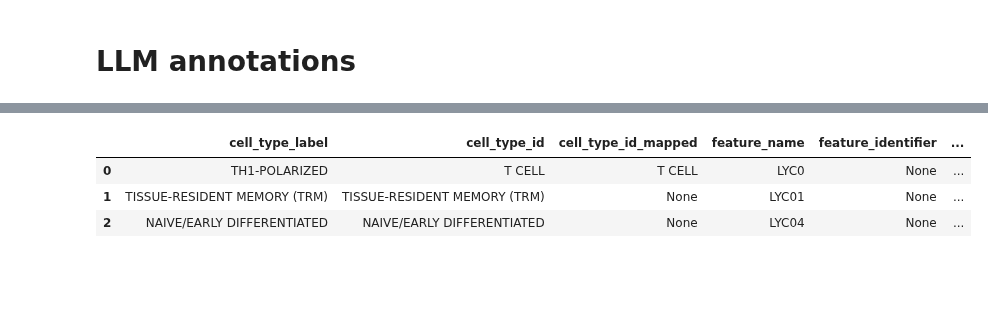
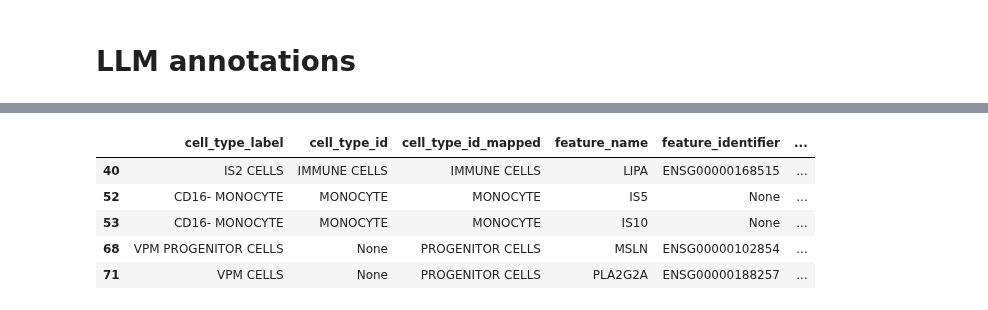
Before and after one commit to sbooeshaghi/llmarkers, a Jupyter notebook: analysis/verify/verify_derived.ipynb, the cells around one changed output, grey strips where cells are left out. Saved outputs shown, nothing was run; the diff lists cells and outputs as text; code cells hidden in the pictures; blank space fills up the shorter version.

```diff
--- a/analysis/verify/verify_derived.ipynb
+++ b/analysis/verify/verify_derived.ipynb
@@ -263,11 +270,13 @@ agg.reset_index()
 # %%
 # find specific datasets with missing cell type or feature name
-ds = 'adipose_Massier2023'
+ds = 'adipose_Vijay2019'
 llm.query(
     f"ds_name == '{ds}' & (~found_cell_type_id | ~found_feature_id)"
-)[["cell_type_label", "cell_type_id",  "cell_type_id_mapped", "feature_name", "feature_identifier",  "feature_id_mapped"]].head(3)
+)[["cell_type_label", "cell_type_id",  "cell_type_id_mapped", "feature_name", "feature_identifier",  "feature_id_mapped"]]
 # %% [output]
 |  | cell_type_label | cell_type_id | cell_type_id_mapped | feature_name | feature_identifier | ... |
-| 0 | TH1-POLARIZED | T CELL | T CELL | LYC0 | None | ... |
-| 1 | TISSUE-RESIDENT MEMORY (TRM) | TISSUE-RESIDENT MEMORY (TRM) | None | LYC01 | None | ... |
-| 2 | NAIVE/EARLY DIFFERENTIATED | NAIVE/EARLY DIFFERENTIATED | None | LYC04 | None | ... |
+| 40 | IS2 CELLS | IMMUNE CELLS | IMMUNE CELLS | LIPA | ENSG00000168515 | ... |
+| 52 | CD16- MONOCYTE | MONOCYTE | MONOCYTE | IS5 | None | ... |
+| 53 | CD16- MONOCYTE | MONOCYTE | MONOCYTE | IS10 | None | ... |
+| 68 | VPM PROGENITOR CELLS | None | PROGENITOR CELLS | MSLN | ENSG00000102854 | ... |
+| 71 | VPM CELLS | None | PROGENITOR CELLS | PLA2G2A | ENSG00000188257 | ... |
```
Also changed, not shown: parts of 4 cells of this notebook, 4 other files.
